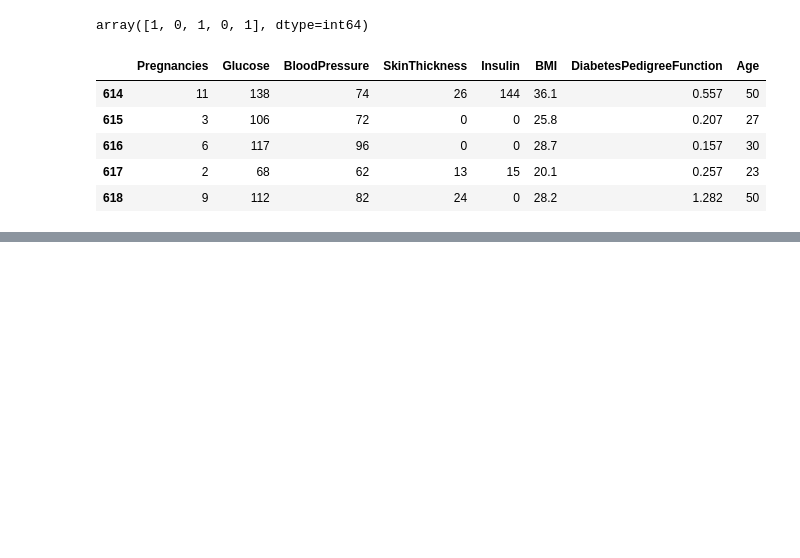
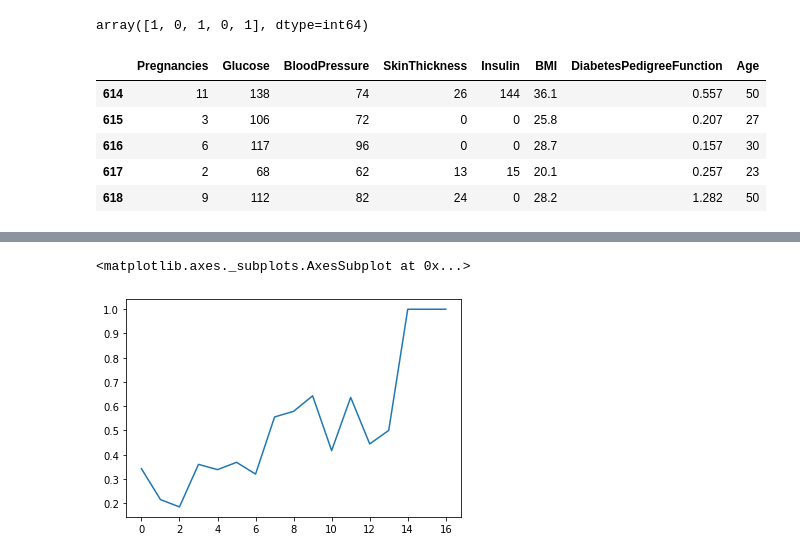
Before and after one commit to JIHYO-JEON/datascience_tutorial, a Jupyter notebook: diabetes_prediction.ipynb, the cells around one changed output, grey strips where cells are left out. Drawn from its saved outputs; the diff is of its cells as text; code cells hidden in the pictures; blank space fills up the shorter version.

```diff
--- a/diabetes_prediction.ipynb
+++ b/diabetes_prediction.ipynb
@@ -197,0 +389,5 @@ model.score(X_test, y_test) * 100
+# %%
+df_po["mean"].plot()
+# %% [output]
+<matplotlib.axes._subplots.AxesSubplot at 0x...>
+[figure, added]
```
Also changed, not shown: parts of 77 cells of this notebook.
